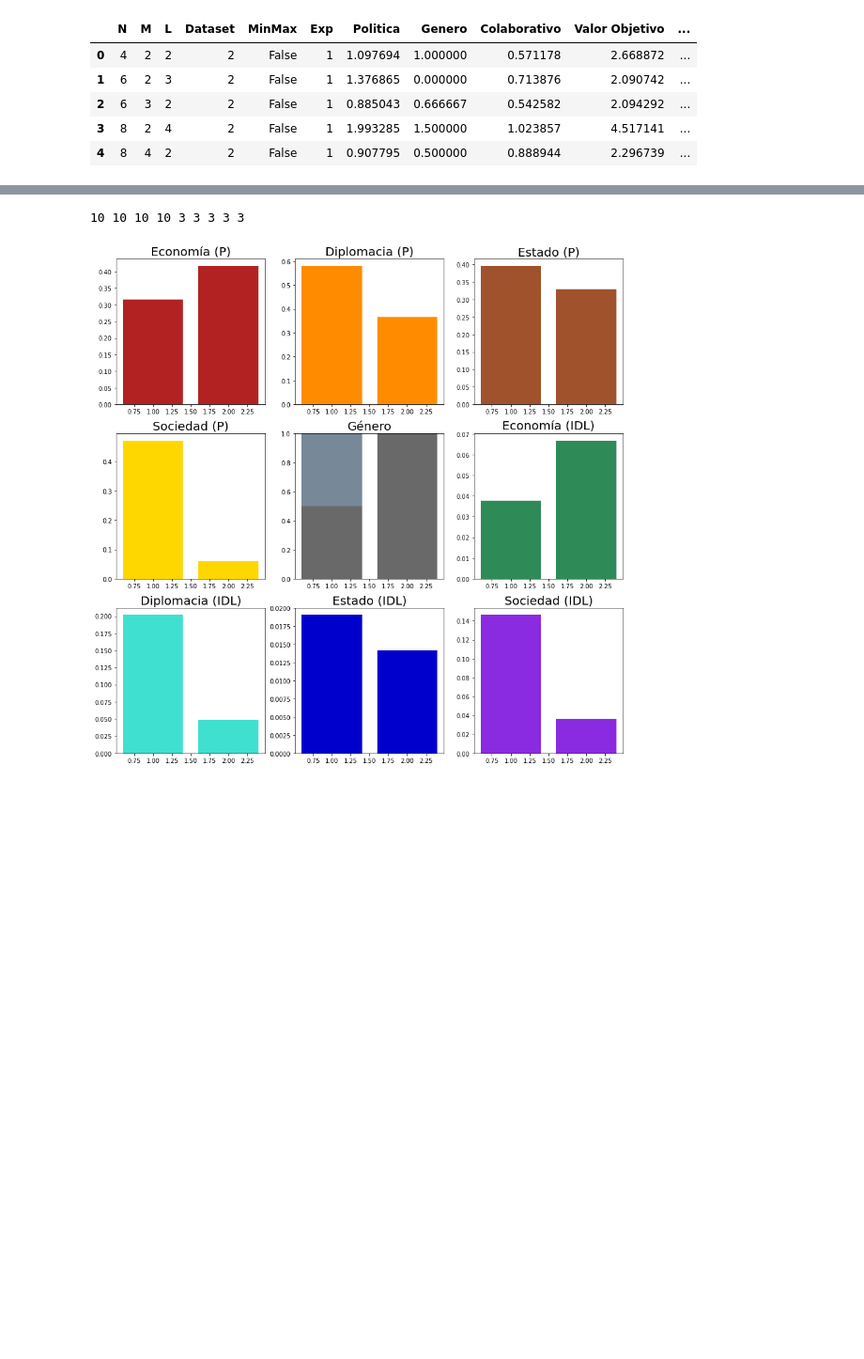
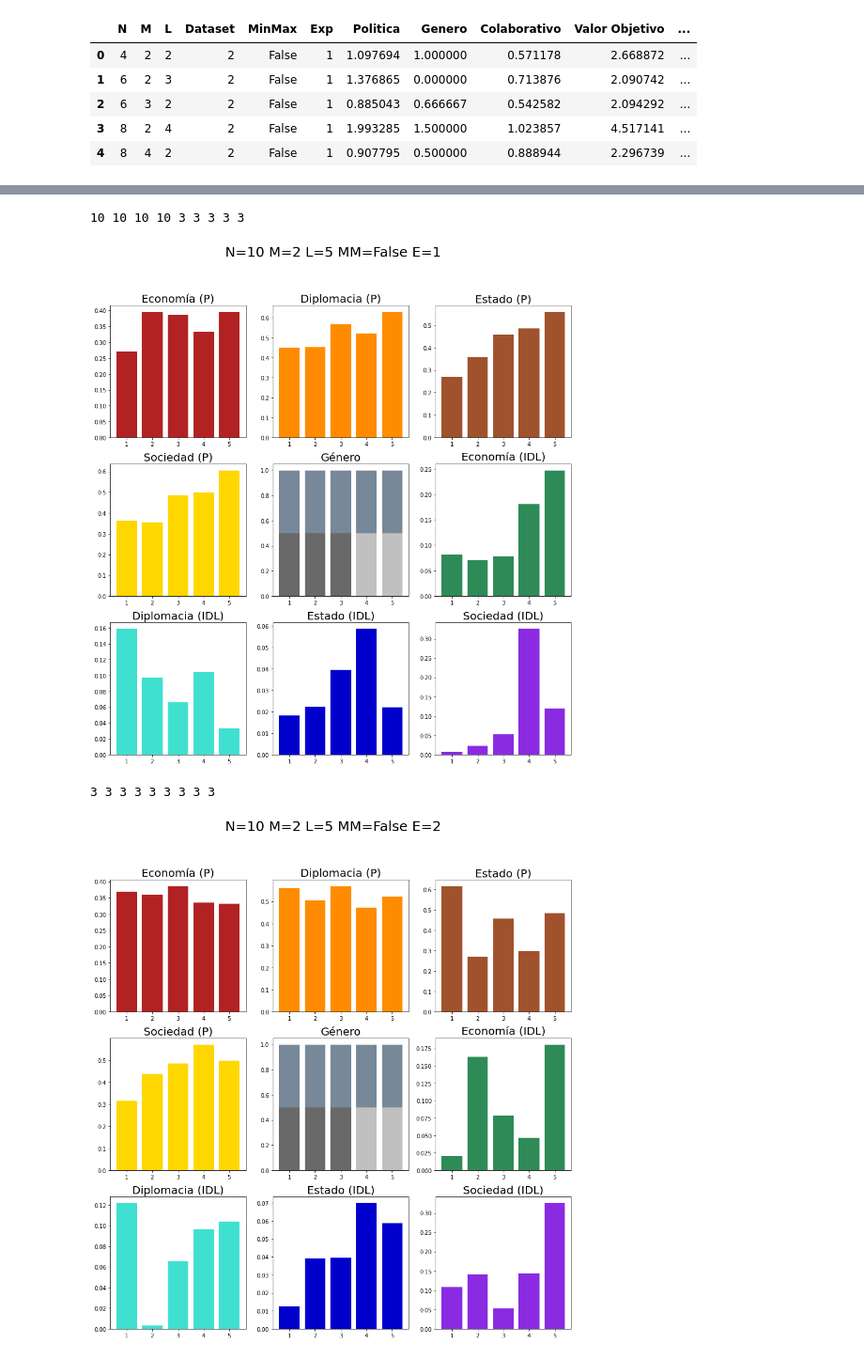
Before and after one commit to valehp/Grupos-politicos, a Jupyter notebook: pruebas.ipynb, the cells around one changed output, grey strips where cells are left out. Shown: that part at 94% size. Drawn from its saved outputs; the diff is of its cells as text; code cells hidden in the pictures; blank space fills up the shorter version.

```diff
--- a/pruebas.ipynb
+++ b/pruebas.ipynb
@@ -397,0 +402,3 @@ NameError: name 'r' is not defined
+# %%
+r = resultados[ (resultados.N == 10) & (resultados.M == 2) ]
+r.head()
@@ -401,8 +415,8 @@ EJES  = ['economia-p', 'diplomacia-p', 'estado-p', 'sociedad-p', 'genero', 'econ
 TITLES= ['Economía (P)', 'Diplomacia (P)', 'Estado (P)', 'Sociedad (P)', 'Género', 'Economía (IDL)', 'Diplomacia (IDL)', 'Estado (IDL)', 'Sociedad (IDL)']
 bins = 10
 
-for ii in resultados.index:
-    fila = resultados.loc[ii]
+for ii in r.index:
+    fila = r.loc[ii]
     N, M, L, D, MM, E = fila.N, fila.M, fila.L, fila.Dataset, fila.MinMax, fila.Exp
     sizes = GroupSizes(M, L, N)
     grupos = get_grupos(fila, data.to_numpy())
@@ -426,33 +440,34 @@ for ii in resultados.index:
                 for grupo in grupos:
                     # 0		f
                     # 0.5	nb
                     # 1		m
                     #grupo = np.array(sol[l])
                     fe.append( (grupo == 0).sum() / len(grupo) )
                     nb.append( (grupo == 0.5).sum() / len(grupo) )
                     m.append( (grupo == 1).sum() / len(grupo) )
                 fe = np.array(fe)
                 nb = np.array(nb)
                 m = np.array(m)
                 axs[i][j].bar( x, fe, color=GENEROS[0], label="F" )
                 axs[i][j].bar( x, nb, color=GENEROS[1], bottom=fe, label="NB" )
                 axs[i][j].bar( x, m, color=GENEROS[2], bottom=nb+fe, label="M" )
             else:
                 y = []
                 for grupo in grupos:
                     if "IDL" in TITLES[e]: y.append( np.std(grupo[:,e]) )
                     else: y.append( np.mean(grupo[:,e]) )
 
                 axs[i][j].bar( x, y, color=colors[e] )
                 #axs[i][j].axhline( y=g.ObjGenerales[e], ls='--', color="black", lw=3.5, label="Promedio general" )
 
             axs[i][j].set_title(TITLES[e], size=20)
             #axs[i][j].legend()
             e += 1
 
+    f.suptitle( "N={} M={} L={} MM={} E={}".format(N, M, L, MM, E), fontsize=25 )
     plt.show()
-
-    break
 # %% [output]
 10 10 10 10 3 3 3 3 3
-[figure, old version]
+[figure, new version]
+3 3 3 3 3 3 3 3 3
+[figure, added]
```
Also changed, not shown: parts of 5 cells of this notebook.
